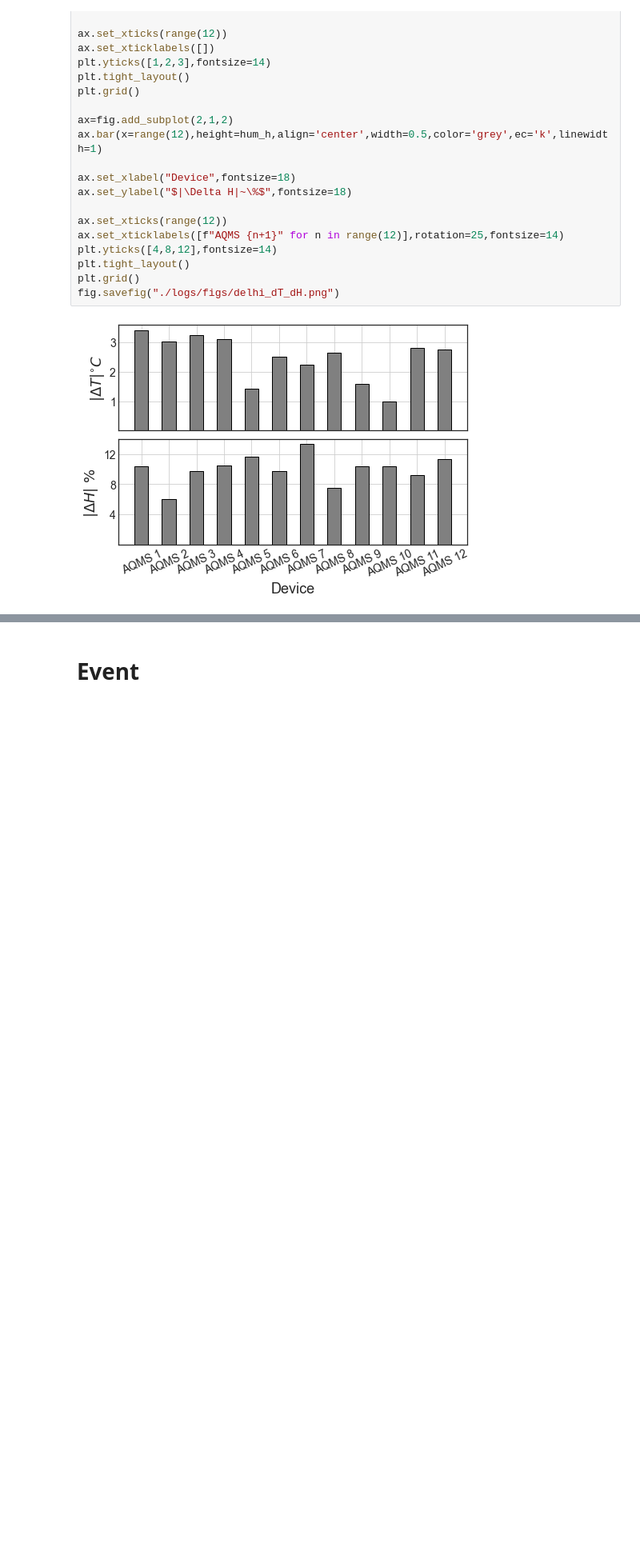
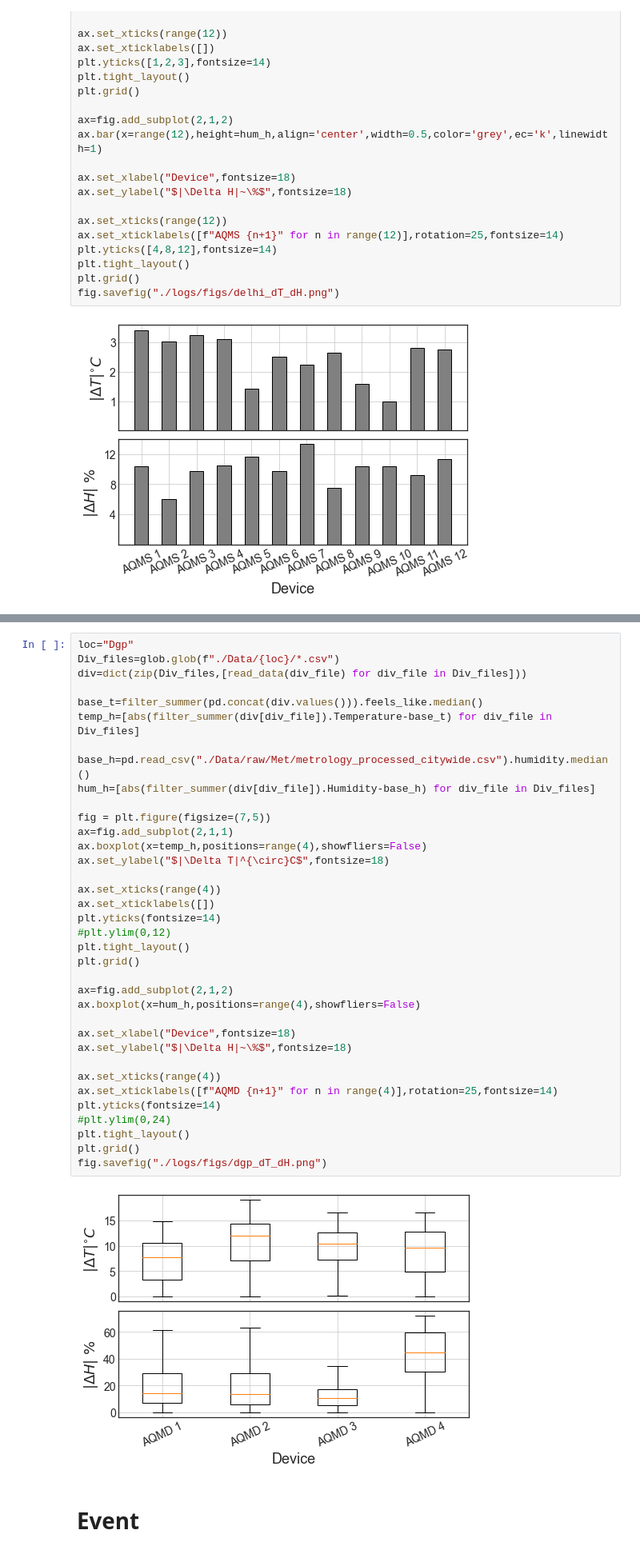
Before and after one commit to prasenjit52282/AQuaMoHo, a Jupyter notebook: plot.ipynb, the cells around one changed output, grey strips where cells are left out. Shown: that part at 80% size. Cells and saved outputs as stored; diff of their text form; blank space fills up the shorter version.

```diff
--- a/plot.ipynb
+++ b/plot.ipynb
@@ -861,6 +899,44 @@ plt.grid()
 fig.savefig("./logs/figs/dgp_dT_dH.png")
 # %% [output]
 [figure]
+# %%
+loc="Dgp"
+Div_files=glob.glob(f"./Data/{loc}/*.csv")
+div=dict(zip(Div_files,[read_data(div_file) for div_file in Div_files]))
+
+base_t=filter_summer(pd.concat(div.values())).feels_like.median()
+temp_h=[abs(filter_summer(div[div_file]).Temperature-base_t) for div_file in Div_files]
+
+base_h=pd.read_csv("./Data/raw/Met/metrology_processed_citywide.csv").humidity.median()
+hum_h=[abs(filter_summer(div[div_file]).Humidity-base_h) for div_file in Div_files]
+
+fig = plt.figure(figsize=(7,5))
+ax=fig.add_subplot(2,1,1)
+ax.boxplot(x=temp_h,positions=range(4),showfliers=False)
+ax.set_ylabel("$|\Delta T|^{\circ}C$",fontsize=18)
+
+ax.set_xticks(range(4))
+ax.set_xticklabels([])
+plt.yticks(fontsize=14)
+#plt.ylim(0,12)
+plt.tight_layout()
+plt.grid()
+
+ax=fig.add_subplot(2,1,2)
+ax.boxplot(x=hum_h,positions=range(4),showfliers=False)
+
+ax.set_xlabel("Device",fontsize=18)
+ax.set_ylabel("$|\Delta H|~\%$",fontsize=18)
+
+ax.set_xticks(range(4))
+ax.set_xticklabels([f"AQMD {n+1}" for n in range(4)],rotation=25,fontsize=14)
+plt.yticks(fontsize=14)
+#plt.ylim(0,24)
+plt.tight_layout()
+plt.grid()
+fig.savefig("./logs/figs/dgp_dT_dH.png")
+# %% [output]
+[figure, added]
 # %% [markdown]
 # Event
 # %%
```
Also changed, not shown: parts of 4 cells of this notebook, 3 other files.
